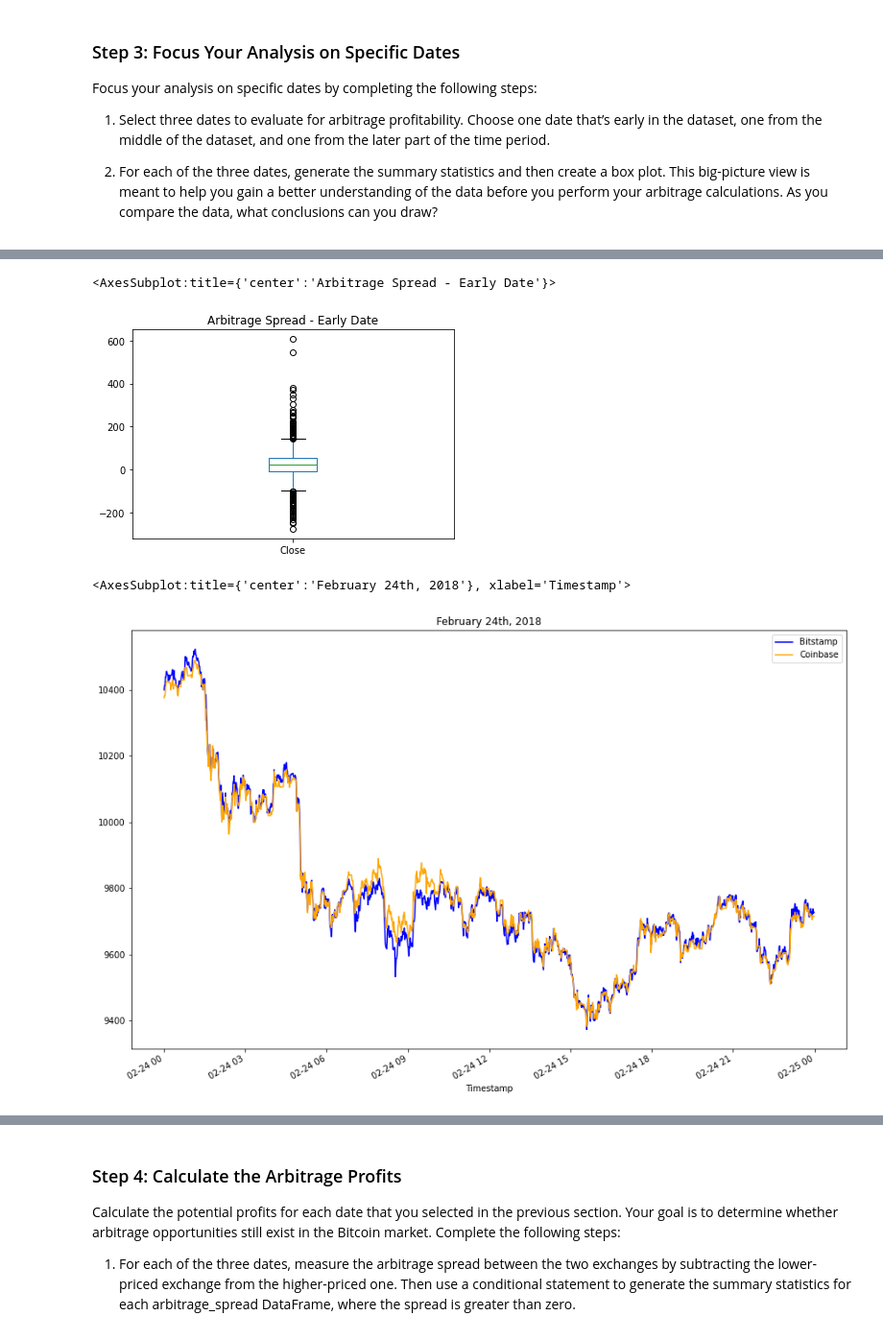
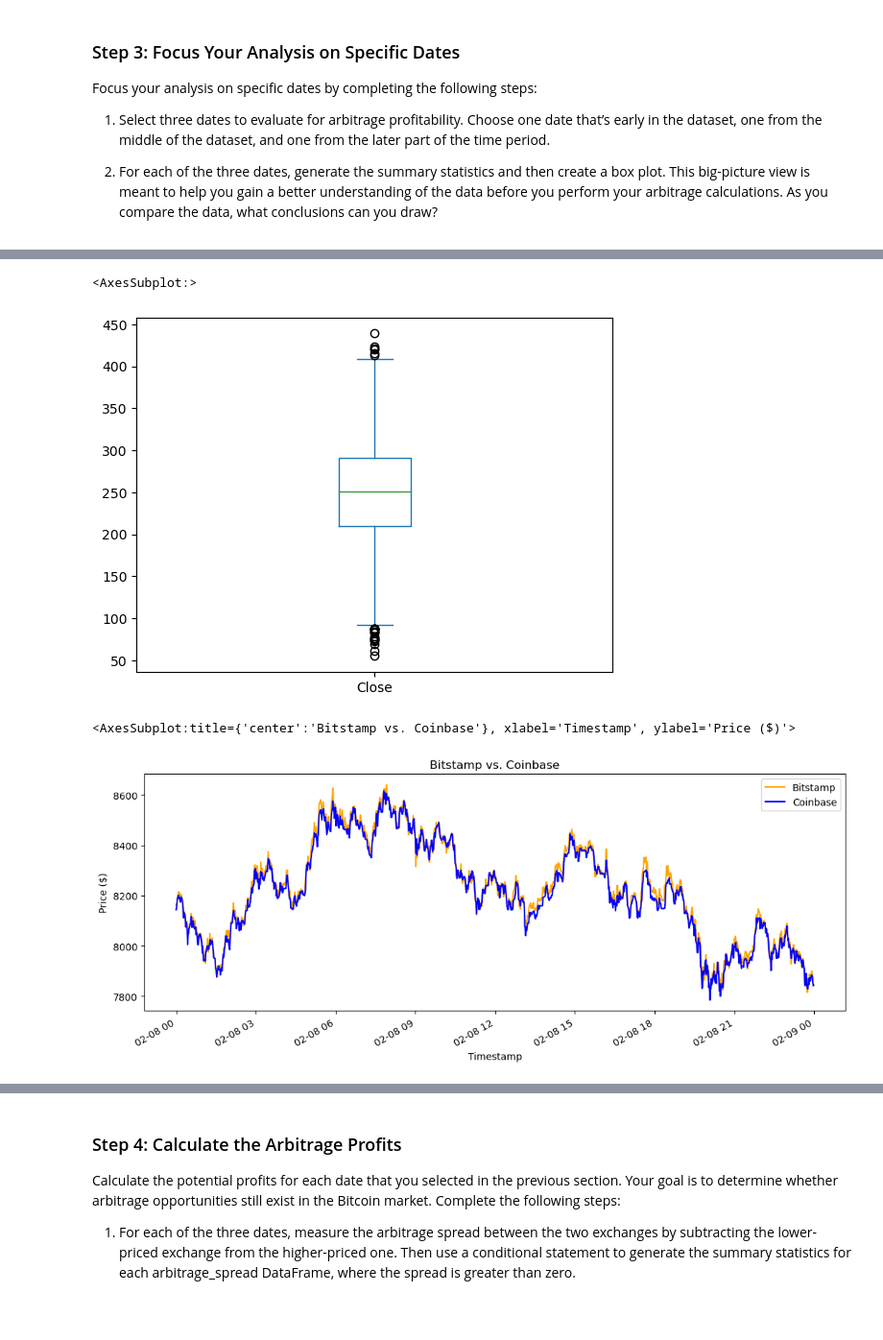
Before and after one commit to xshoryukenx/Module_3_Challenge, a Jupyter notebook: crypto_arbitrage.ipynb, the cells around one changed output, grey strips where cells are left out. Shown: that part at 96% size. Drawn from its saved outputs; the diff is of its cells as text; code cells hidden in the pictures.

```diff
--- a/crypto_arbitrage.ipynb
+++ b/crypto_arbitrage.ipynb
@@ -260,4 +260,8 @@ Focus your analysis on specific dates by completing the following steps:
 # %%
 # Create an overlay plot that visualizes the two dataframes over a period of one day early in the dataset.
 # Be sure that the plots include the parameters `legend`, `figsize`, `title`, `color` and `label`
-# YOUR CODE HERE
+bitstamp_day1 = bitstamp_sliced.loc['2018-01-28':'2018-01-28']
+coinbase_day1 = coinbase_sliced.loc['2018-01-28':'2018-01-28']
+
+bitstamp_day1.plot(figsize=(13, 5), title='Bitstamp vs. Coinbase', color='orange', label='Bitstamp', ylabel='Price ($)', legend=True)
+coinbase_day1.plot(figsize=(13, 5), title='', color='blue', label='Coinbase', legend=True)
@@ -264,8 +271,9 @@ Focus your analysis on specific dates by completing the following steps:
 # %%
 # Using the early date that you have selected, calculate the arbitrage spread
-# by subtracting the bitstamp lower closing prices from the coinbase higher closing prices
-arbitrage_spread_early = # YOUR CODE HERE
+# by subtracting the bitstamp lower cosing prices from the coinbase higher closing prices
+arbitrage_spread_early = bitstamp_day1 - coinbase_day1
 
 # Generate summary statistics for the early DataFrame
-# YOUR CODE HERE
+arb_stats = arbitrage_spread_early.describe()
+arb_stats
 # %% [output]
@@ -273,16 +289,20 @@ SyntaxError: invalid syntax (3616388465.py, line 3)
 # %%
 # Visualize the arbitrage spread from early in the dataset in a box plot
-# YOUR CODE HERE
+arbitrage_spread_early.plot(kind='box')
 # %% [output]
-<AxesSubplot:title={'center':'Arbitrage Spread - Early Date'}>
+<AxesSubplot:>
-[figure, old version]
+[figure, new version]
 # %%
 # Create an overlay plot that visualizes the two dataframes over a period of one day from the middle of the dataset.
 # Be sure that the plots include the parameters `legend`, `figsize`, `title`, `color` and `label`
-# YOUR CODE HERE
+bitstamp_day2 = bitstamp_sliced.loc['2018-02-08':'2018-02-08']
+coinbase_day2 = coinbase_sliced.loc['2018-02-08':'2018-02-08']
+
+bitstamp_day2.plot(figsize=(13, 5), title='Bitstamp vs. Coinbase', color='orange', label='Bitstamp', ylabel='Price ($)', legend=True)
+coinbase_day2.plot(figsize=(13, 5), title='', color='blue', label='Coinbase', legend=True)
 # %% [output]
-<AxesSubplot:title={'center':'February 24th, 2018'}, xlabel='Timestamp'>
+<AxesSubplot:title={'center':'Bitstamp vs. Coinbase'}, xlabel='Timestamp', ylabel='Price ($)'>
-[figure, old version]
+[figure, new version]
 # %%
 # Using the date in the middle that you have selected, calculate the arbitrage spread
 # by subtracting the bitstamp lower closing prices from the coinbase higher closing prices
```
Also changed, not shown: parts of 18 cells of this notebook.
